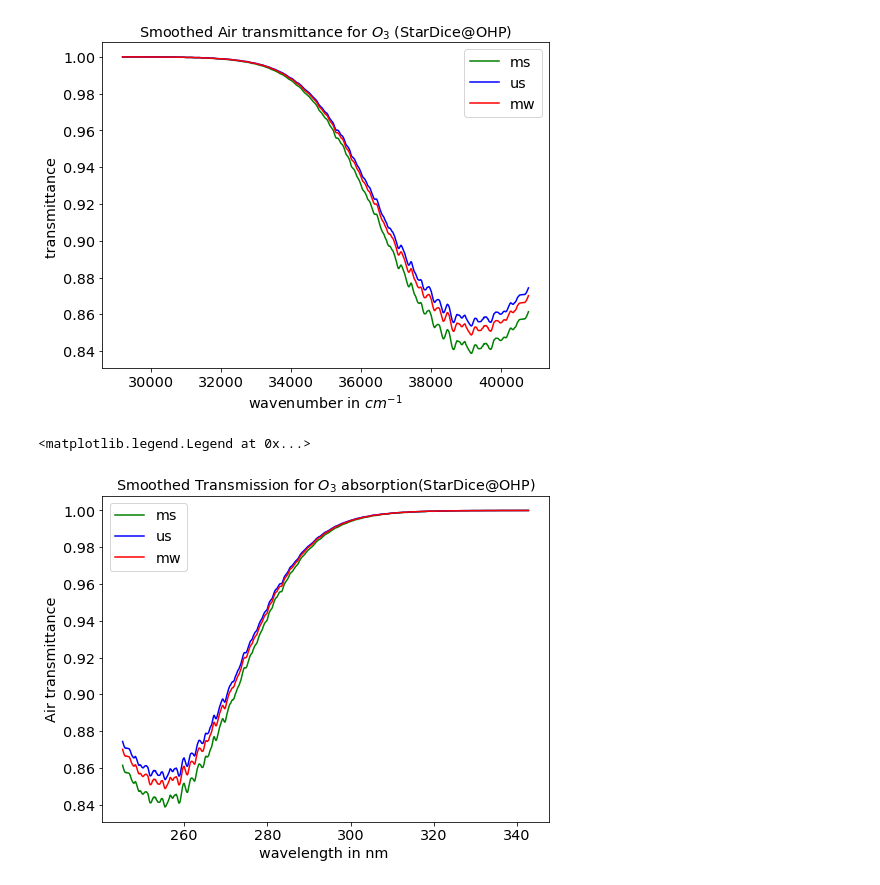
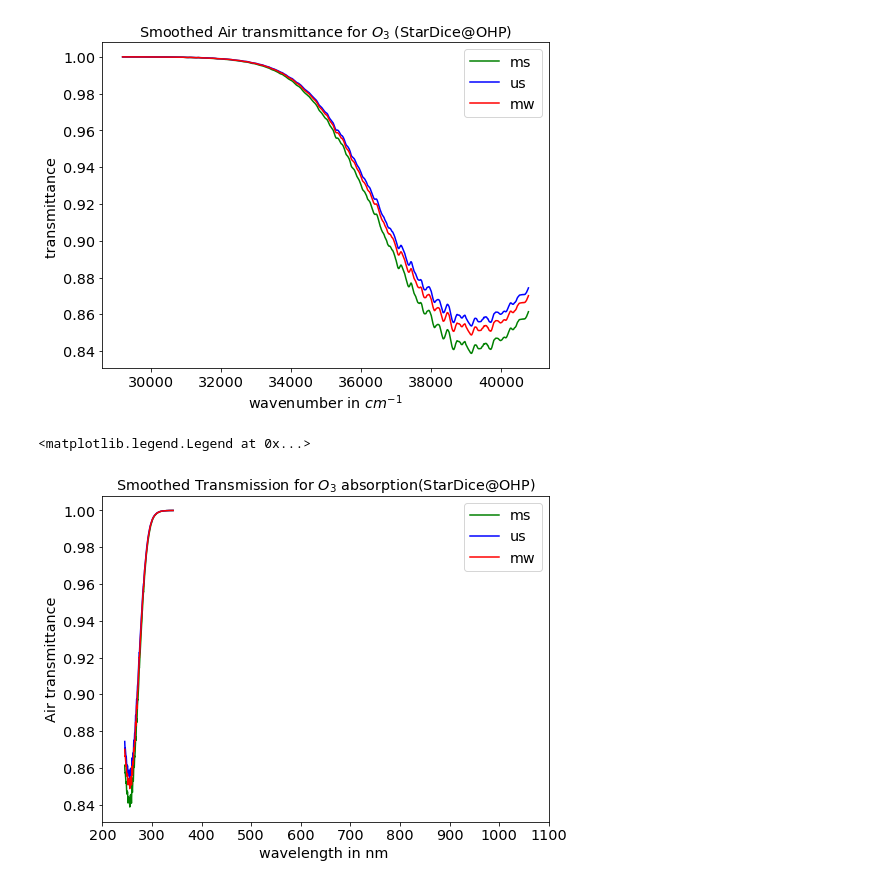
Before and after one commit to sylvielsstfr/AtmSimForOHP, a Jupyter notebook: AtmSimHoriz/TransmissionO3AtOHP.ipynb, the cells around one changed output. Cells and saved outputs as stored; diff of their text form; code cells hidden in the pictures.

```diff
--- a/AtmSimHoriz/TransmissionO3AtOHP.ipynb
+++ b/AtmSimHoriz/TransmissionO3AtOHP.ipynb
@@ -199,12 +219,12 @@ plt.legend()
 # %%
 plt.plot(1e7/nu_t_ms_smooth,trans_ms_smooth,'g',label='ms')
 plt.plot(1e7/nu_t_us_smooth,trans_us_smooth,'b',label='us')
 plt.plot(1e7/nu_t_mw_smooth,trans_mw_smooth,'r',label='mw')
 plt.title('Smoothed Transmission for $O_3$ absorption(StarDice@OHP)')
 plt.xlabel('wavelength in nm ')
 plt.ylabel('Air transmittance')
-#plt.xlim(750,780)
+plt.xlim(200,1100)
 plt.legend()
 # %% [output]
 <matplotlib.legend.Legend at 0x...>
-[figure, old version]
+[figure, new version]
```
Also changed, not shown: parts of 5 cells of this notebook, 1 other file.
